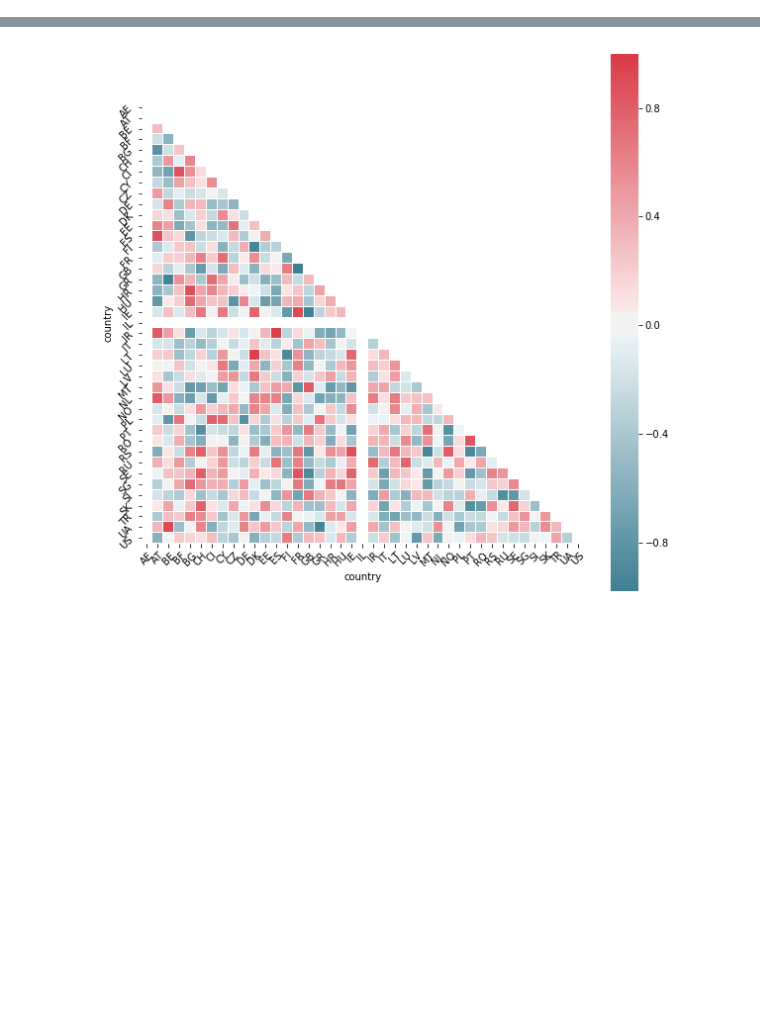
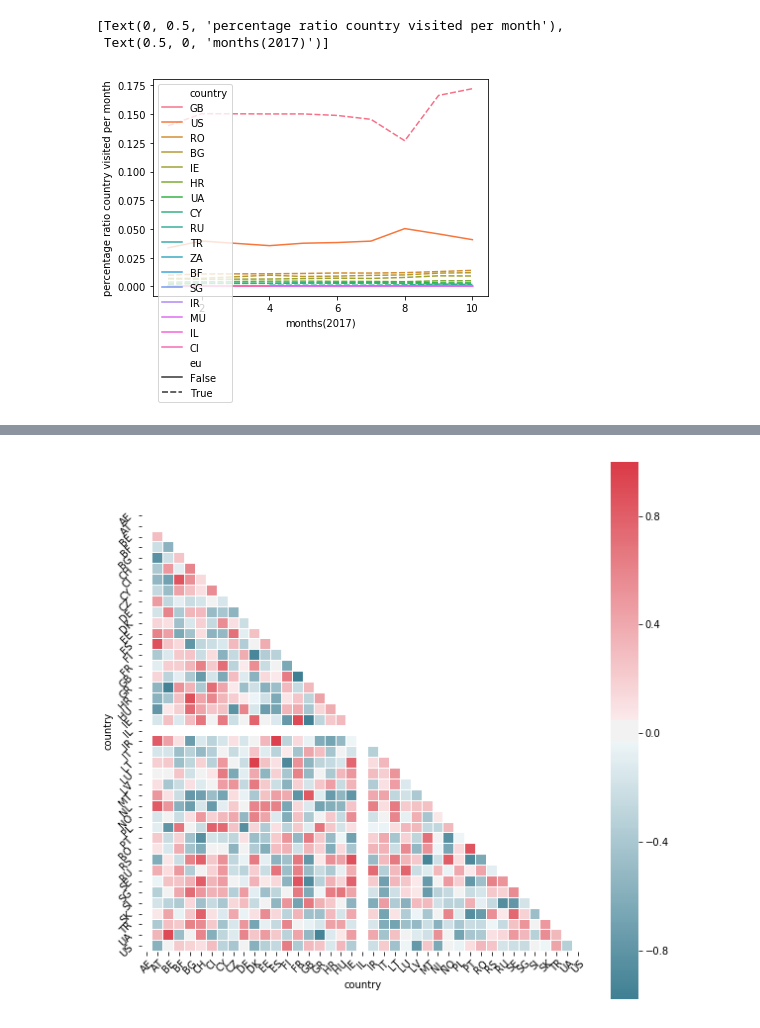
Before and after one commit to ApurvaMisra/Schengen_data_analysis, a Jupyter notebook: schengen_anomaly.ipynb, the cells around one changed output, grey strips where cells are left out. Drawn from its saved outputs; the diff is of its cells as text; code cells hidden in the pictures; blank space fills up the shorter version.

```diff
--- a/schengen_anomaly.ipynb
+++ b/schengen_anomaly.ipynb
@@ -389,0 +356,7 @@ sort_grouped_hour
+# %%
+ax=sns.lineplot(x="month",y="count",hue="country",style="eu",data=grouped)
+ax.set(xlabel="months(2017)", ylabel="percentage ratio country visited per month")
+# %% [output]
+[Text(0, 0.5, 'percentage ratio country visited per month'),
+ Text(0.5, 0, 'months(2017)')]
+[figure, added]
```
Also changed, not shown: parts of 15 cells of this notebook.
